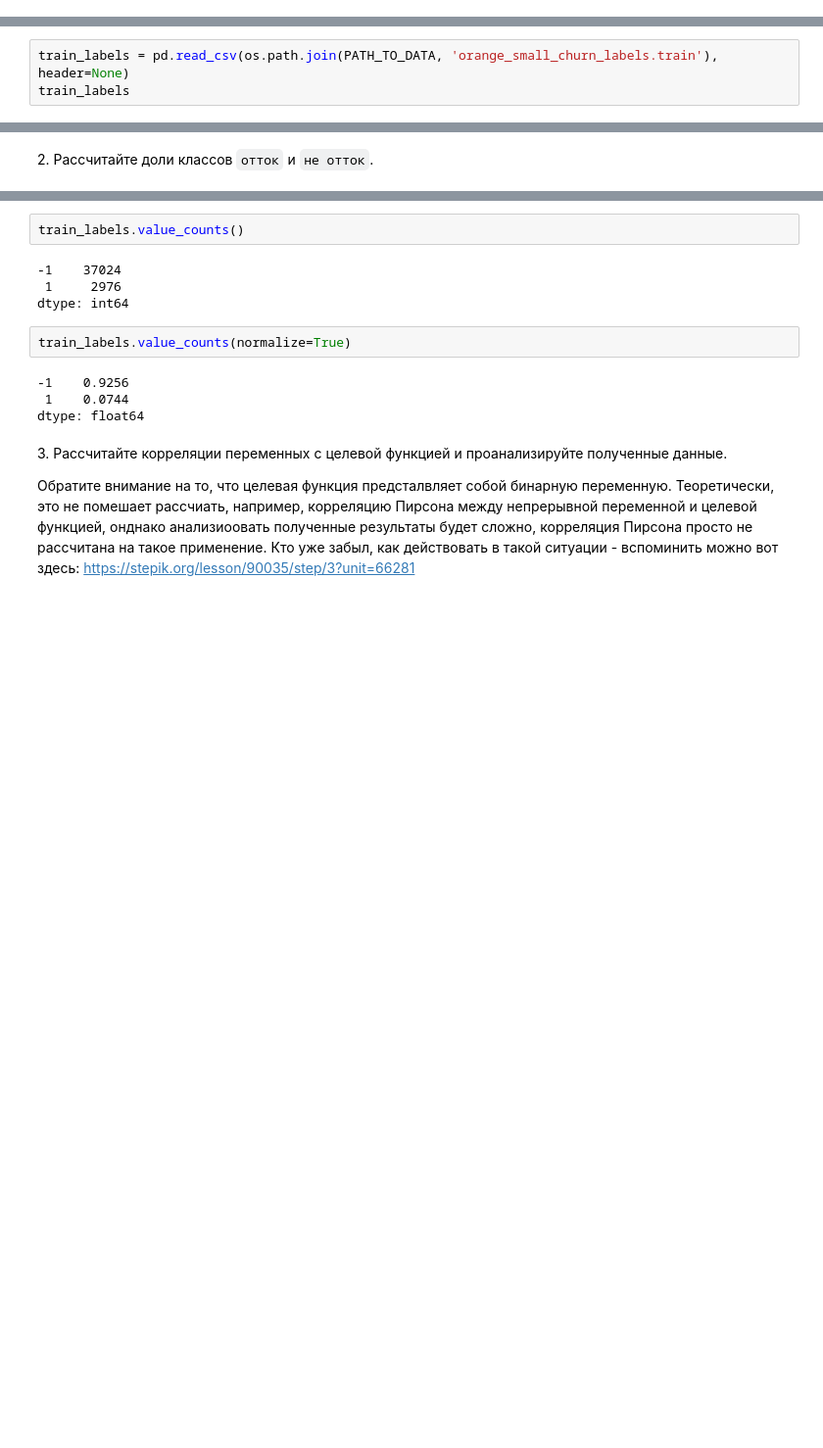
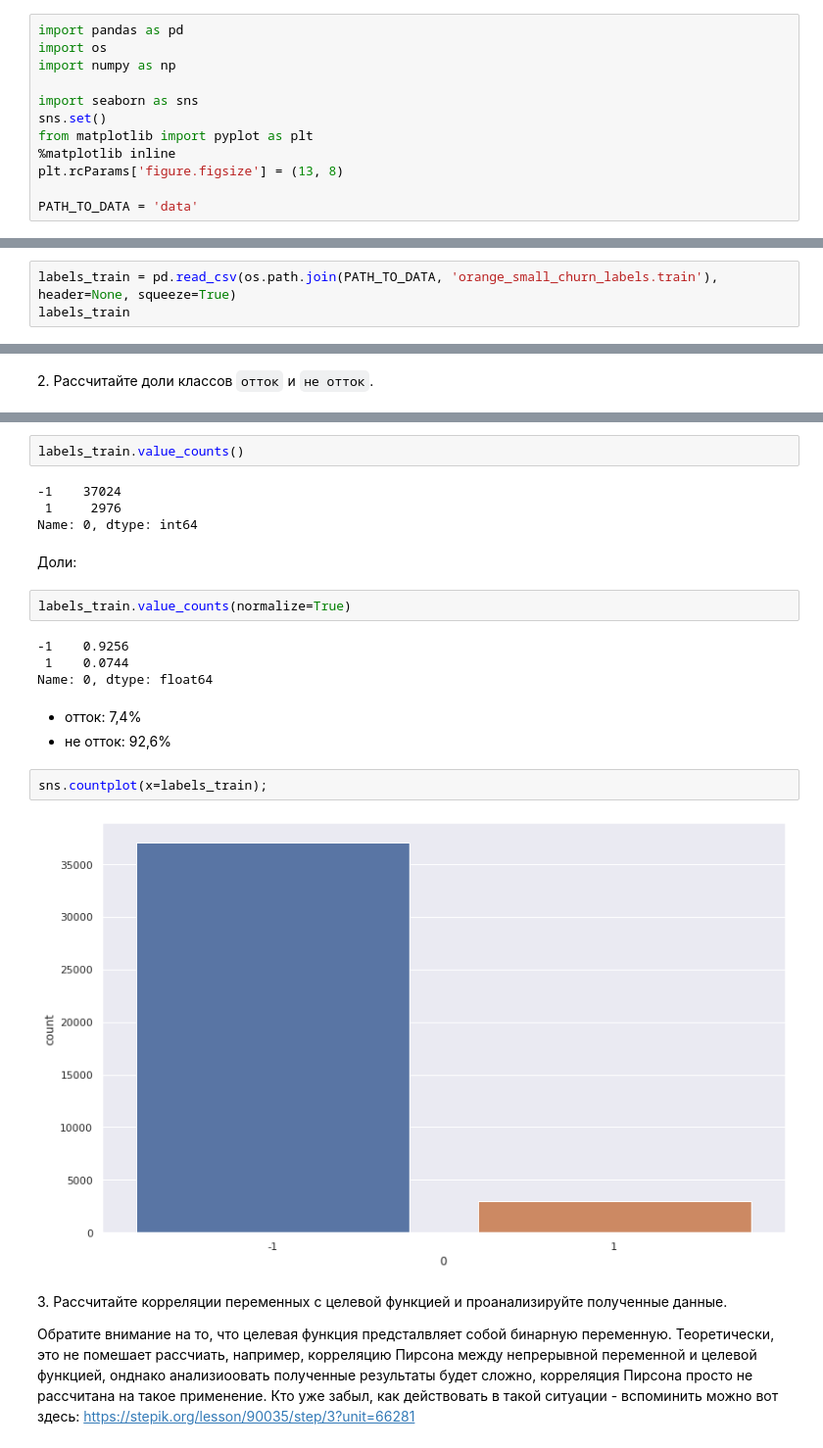
Before and after one commit to Uniholder/Specialization-Yandex-MIPT, a Jupyter notebook: 6_Final_projects/2_churn_prediction/week_1.ipynb, the cells around one changed output, grey strips where cells are left out. Shown at 98% size. Cells and saved outputs as stored; diff of their text form; blank space fills up the shorter version.

```diff
--- a/6_Final_projects/2_churn_prediction/week_1.ipynb
+++ b/6_Final_projects/2_churn_prediction/week_1.ipynb
@@ -22 +17,13 @@ PATH_TO_DATA = 'data'
+# %%
+import pandas as pd
+import os
+import numpy as np
+
+import seaborn as sns
+sns.set()
+from matplotlib import pyplot as plt
+%matplotlib inline
+plt.rcParams['figure.figsize'] = (13, 8)
+
+PATH_TO_DATA = 'data'
 # %%
@@ -38,5 +45,5 @@ train_df
 40000 rows × 230 columns
 # %%
-train_labels = pd.read_csv(os.path.join(PATH_TO_DATA, 'orange_small_churn_labels.train'), header=None)
-train_labels
+labels_train = pd.read_csv(os.path.join(PATH_TO_DATA, 'orange_small_churn_labels.train'), header=None, squeeze=True)
+labels_train
 # %% [output]
@@ -58,15 +66,24 @@ train_labels
 # %%
-train_labels.value_counts()
+labels_train.value_counts()
 # %% [output]
 -1    37024
  1     2976
-dtype: int64
+Name: 0, dtype: int64
+# %% [markdown]
+Доли:
 # %%
-train_labels.value_counts(normalize=True)
+labels_train.value_counts(normalize=True)
 # %% [output]
 -1    0.9256
  1    0.0744
-dtype: float64
+Name: 0, dtype: float64
+# %% [markdown]
+- отток: 7,4%
+- не отток: 92,6%
+# %%
+sns.countplot(x=labels_train);
+# %% [output]
+[figure, added]
 # %% [markdown]
 3\. Рассчитайте корреляции переменных с целевой функцией и проанализируйте полученные данные.
 
```
Also changed, not shown: parts of 19 cells of this notebook.
